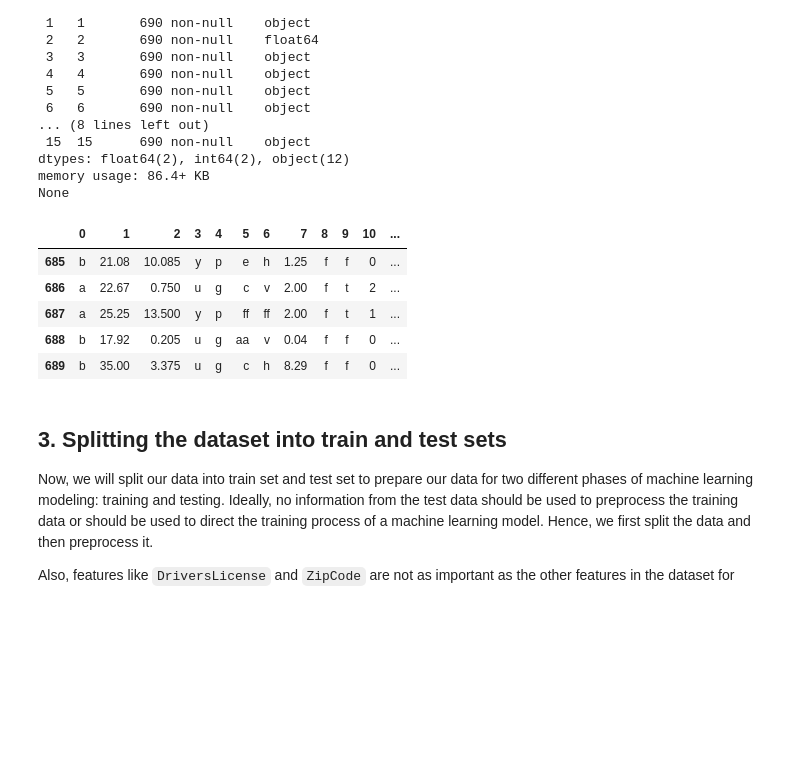
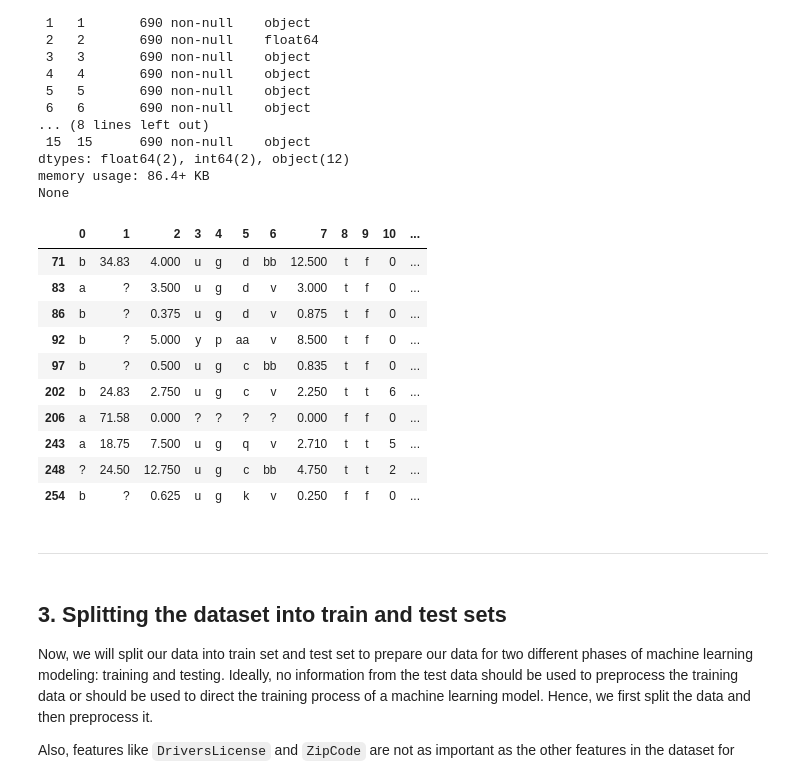
Before and after one commit to OlumideOlumayegun/credit-card-approval-prediction, a Jupyter notebook: notebook.ipynb, the cells around one changed output. Saved outputs shown, nothing was run; the diff lists cells and outputs as text; code cells hidden in the pictures; blank space fills up the shorter version.

Commit message:
missing values

```diff
--- a/notebook.ipynb
+++ b/notebook.ipynb
@@ -110,15 +111,23 @@ dtypes: float64(2), int64(2), object(12)
 memory usage: 86.4+ KB
 None
 # %%
-# Inspect missing values in the dataset
-cc_apps.tail()
+# Inspect missing values in the dataset, missing values are labelled as '?'
+cc_apps_missing = cc_apps[cc_apps.isin(['?']).any(axis=1)]
+cc_apps_missing.head(10)
 # %% [output]
 |  | 0 | 1 | 2 | 3 | 4 | 5 | 6 | 7 | 8 | 9 | 10 | ... |
-| 685 | b | 21.08 | 10.085 | y | p | e | h | 1.25 | f | f | 0 | ... |
-| 686 | a | 22.67 | 0.750 | u | g | c | v | 2.00 | f | t | 2 | ... |
-| 687 | a | 25.25 | 13.500 | y | p | ff | ff | 2.00 | f | t | 1 | ... |
-| 688 | b | 17.92 | 0.205 | u | g | aa | v | 0.04 | f | f | 0 | ... |
-| 689 | b | 35.00 | 3.375 | u | g | c | h | 8.29 | f | f | 0 | ... |
+| 71 | b | 34.83 | 4.000 | u | g | d | bb | 12.500 | t | f | 0 | ... |
+| 83 | a | ? | 3.500 | u | g | d | v | 3.000 | t | f | 0 | ... |
+| 86 | b | ? | 0.375 | u | g | d | v | 0.875 | t | f | 0 | ... |
+| 92 | b | ? | 5.000 | y | p | aa | v | 8.500 | t | f | 0 | ... |
+| 97 | b | ? | 0.500 | u | g | c | bb | 0.835 | t | f | 0 | ... |
+| 202 | b | 24.83 | 2.750 | u | g | c | v | 2.250 | t | t | 6 | ... |
+| 206 | a | 71.58 | 0.000 | ? | ? | ? | ? | 0.000 | f | f | 0 | ... |
+| 243 | a | 18.75 | 7.500 | u | g | q | v | 2.710 | t | t | 5 | ... |
+| 248 | ? | 24.50 | 12.750 | u | g | c | bb | 4.750 | t | t | 2 | ... |
+| 254 | b | ? | 0.625 | u | g | k | v | 0.250 | f | f | 0 | ... |
+# %% [markdown]
+---
 # %% [markdown]
 ## 3. Splitting the dataset into train and test sets
 <p>Now, we will split our data into train set and test set to prepare our data for two different phases of machine learning modeling: training and testing. Ideally, no information from the test data should be used to preprocess the training data or should be used to direct the training process of a machine learning model. Hence, we first split the data and then preprocess it.</p>
```
Also changed, not shown: parts of 1 cell of this notebook.
